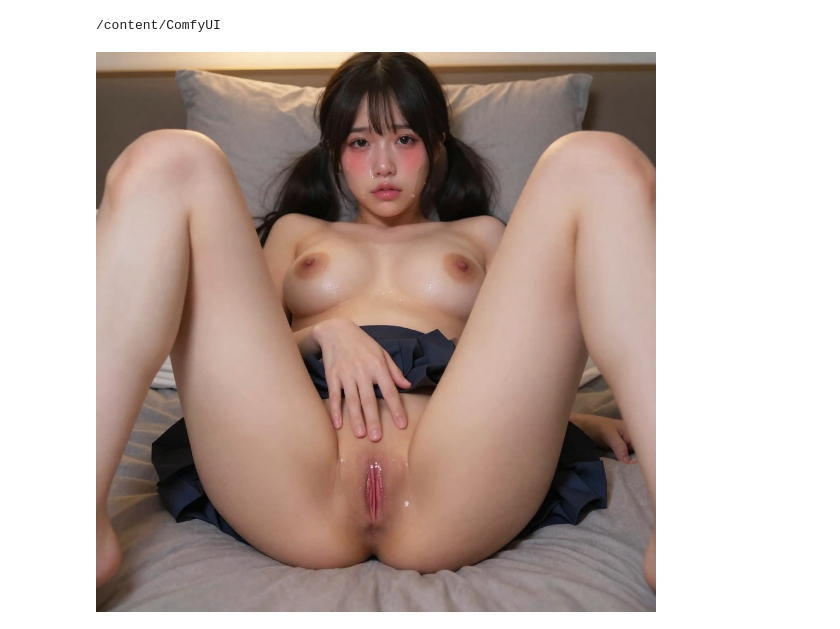
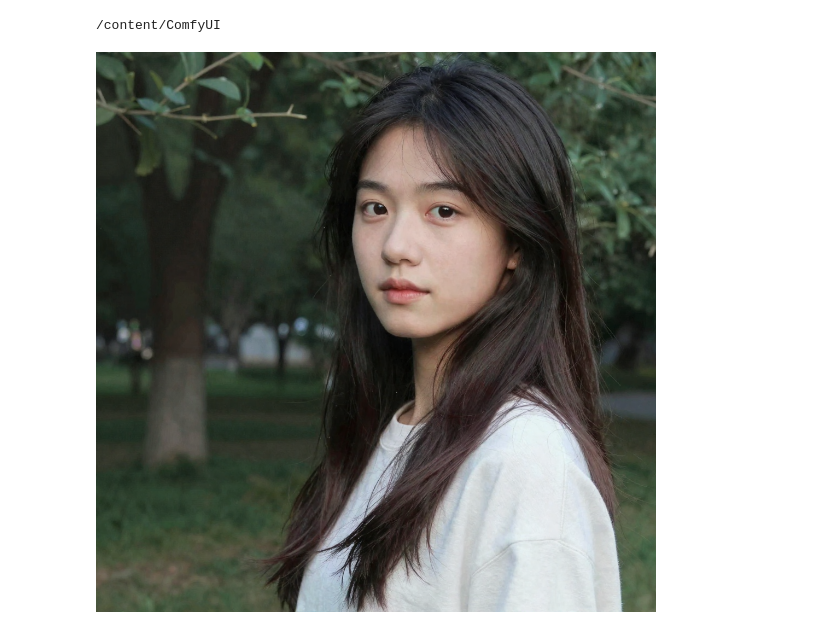
Before and after one commit to aloozi/ChatGPT-Web, a Jupyter notebook: Z_Image_Turbo_jupyter.ipynb, the cells around one changed output. Cells and saved outputs as stored; diff of their text form; code cells hidden in the pictures.

```diff
--- a/Z_Image_Turbo_jupyter.ipynb
+++ b/Z_Image_Turbo_jupyter.ipynb
@@ -91,21 +91,21 @@ def generate(input):
 # %%
 input = {
   "input": {
-    "positive_prompt": "一位中国年轻女子，黑发双马尾，脸红，害羞，脸上有白色液体。斜倚在铺着柔软灰色枕头和床单的床上，双腿大张，膝盖弯曲，姿态完全开放，充满诱惑，穿着百褶裙。她丰满自然的乳房，粉嫩的乳晕轻轻地贴着胸膛，肌肤光滑，泛着淡淡的情欲光泽。她剃光的阴部完全暴露，整齐对称的外阴唇微微分开，露出娇嫩的粉嫩内阴唇和阴蒂，隐约可见一丝湿润。一只纤细的手放松地放在阴部旁边的大腿内侧，手指轻轻张开，不再遮掩任何东西，将目光直接引向她坦露的私密之处。她用紧张的眼睛直视着观者。温暖昏暗的室内灯光从上方倾泻而下，在她乳房下方和大腿间投下柔和的阴影，凸显出她裸露私处的每一处曲线和细节。亲密的特写镜头，略微低角度的视角，以她的躯干和完全张开的双腿为中心，高度逼真的渲染，细腻的皮肤纹理，细小的毛孔，自然的红晕，以及不容置疑的色情焦点。",
+    "positive_prompt": "一位中国年轻女子",
     "negative_prompt": "blurry ugly bad",
     "width": 1024,
     "height": 1024,
     "batch_size": 1,
     "seed": 0,
     "steps": 9,
     "cfg": 1,
     "sampler_name": "euler",
     "scheduler": "simple",
     "denoise": 1.0,
   }
 }
 
 output = generate(input)
 Image.open(output)
 # %% [output]
-[figure, old version]
+[figure, new version]
```
